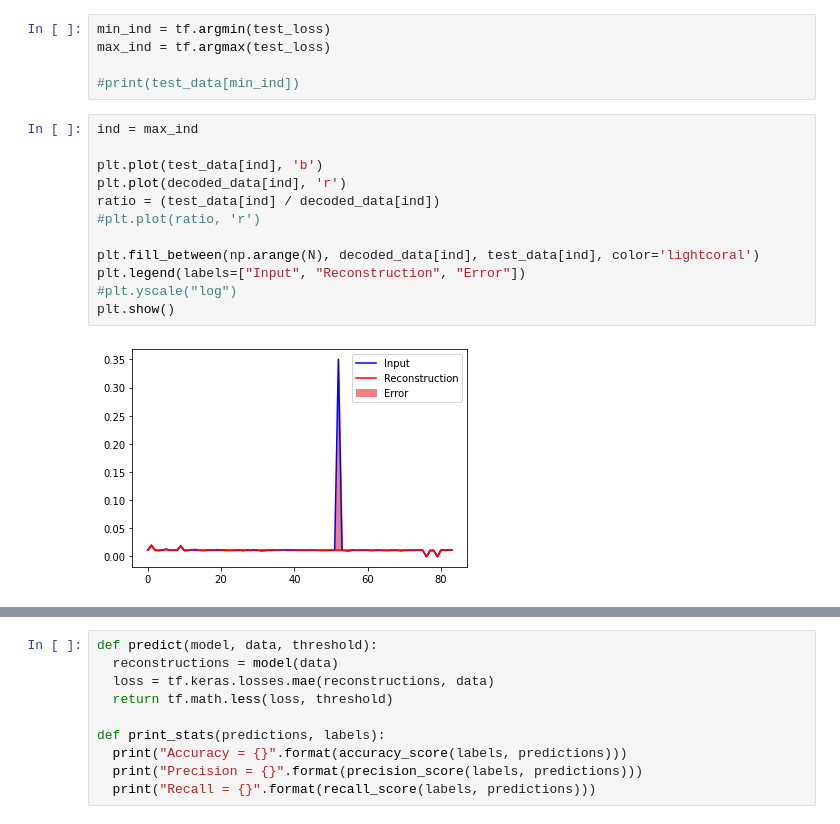
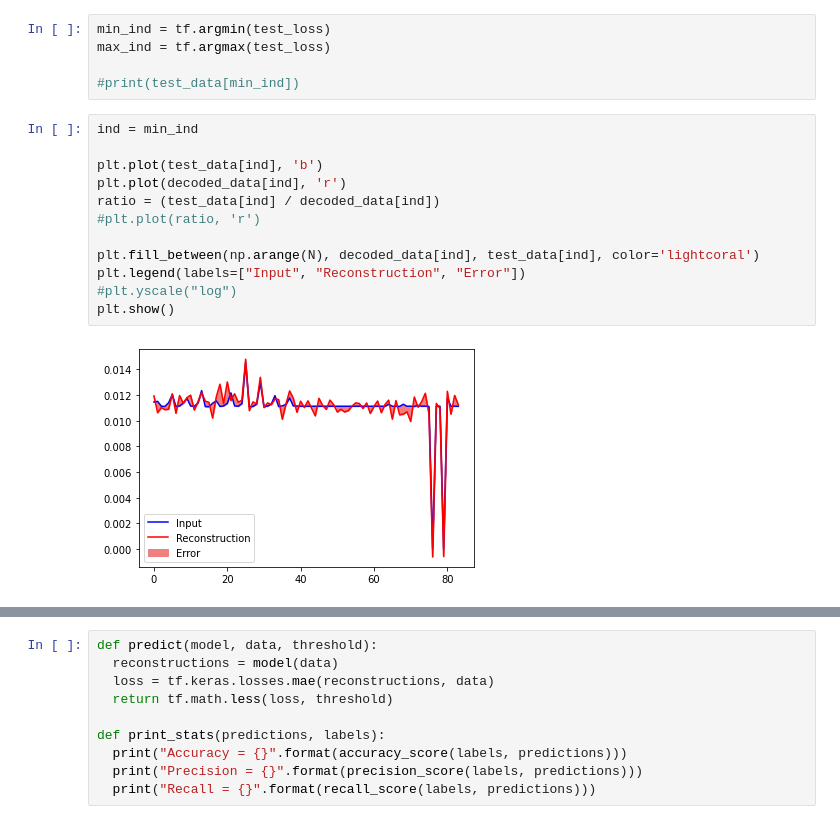
Before and after one commit to keaveney/ad_playground, a Jupyter notebook: AD_Demo-HPT-h5Direct.ipynb, the cells around one changed output, grey strips where cells are left out. Drawn from its saved outputs; the diff is of its cells as text.

```diff
--- a/AD_Demo-HPT-h5Direct.ipynb
+++ b/AD_Demo-HPT-h5Direct.ipynb
@@ -219,19 +222,19 @@ max_ind = tf.argmax(test_loss)
 
 #print(test_data[min_ind])
 # %%
-ind = max_ind
+ind = min_ind
 
 plt.plot(test_data[ind], 'b')
 plt.plot(decoded_data[ind], 'r')
 ratio = (test_data[ind] / decoded_data[ind])
 #plt.plot(ratio, 'r')
 
 plt.fill_between(np.arange(N), decoded_data[ind], test_data[ind], color='lightcoral')
 plt.legend(labels=["Input", "Reconstruction", "Error"])
 #plt.yscale("log")
 plt.show()
 # %% [output]
-[figure, old version]
+[figure, new version]
 # %%
 threshold = np.mean(train_loss) + np.std(train_loss)
 print("Mean: ", np.mean(train_loss))
```
Also changed, not shown: parts of 12 cells of this notebook.
